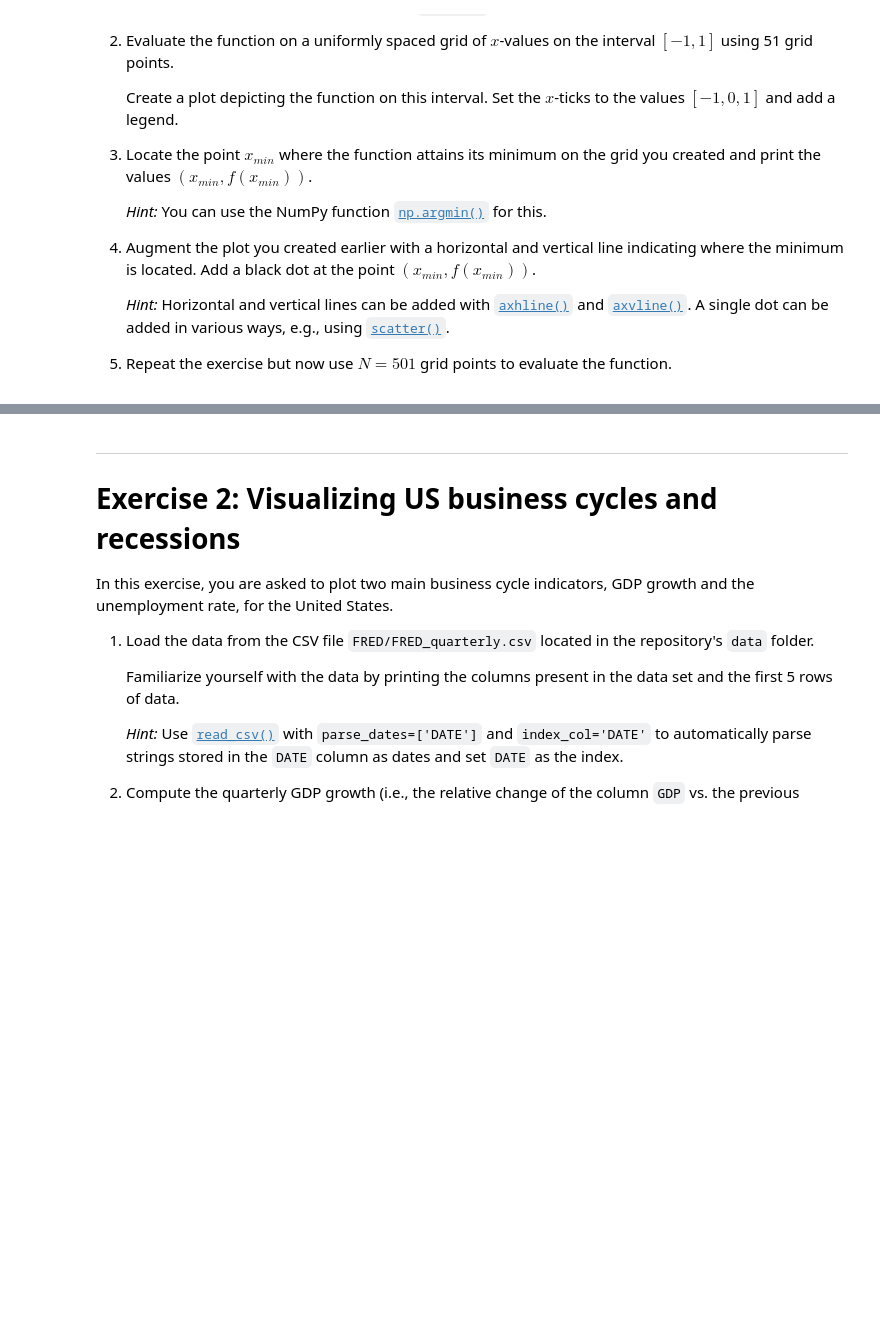
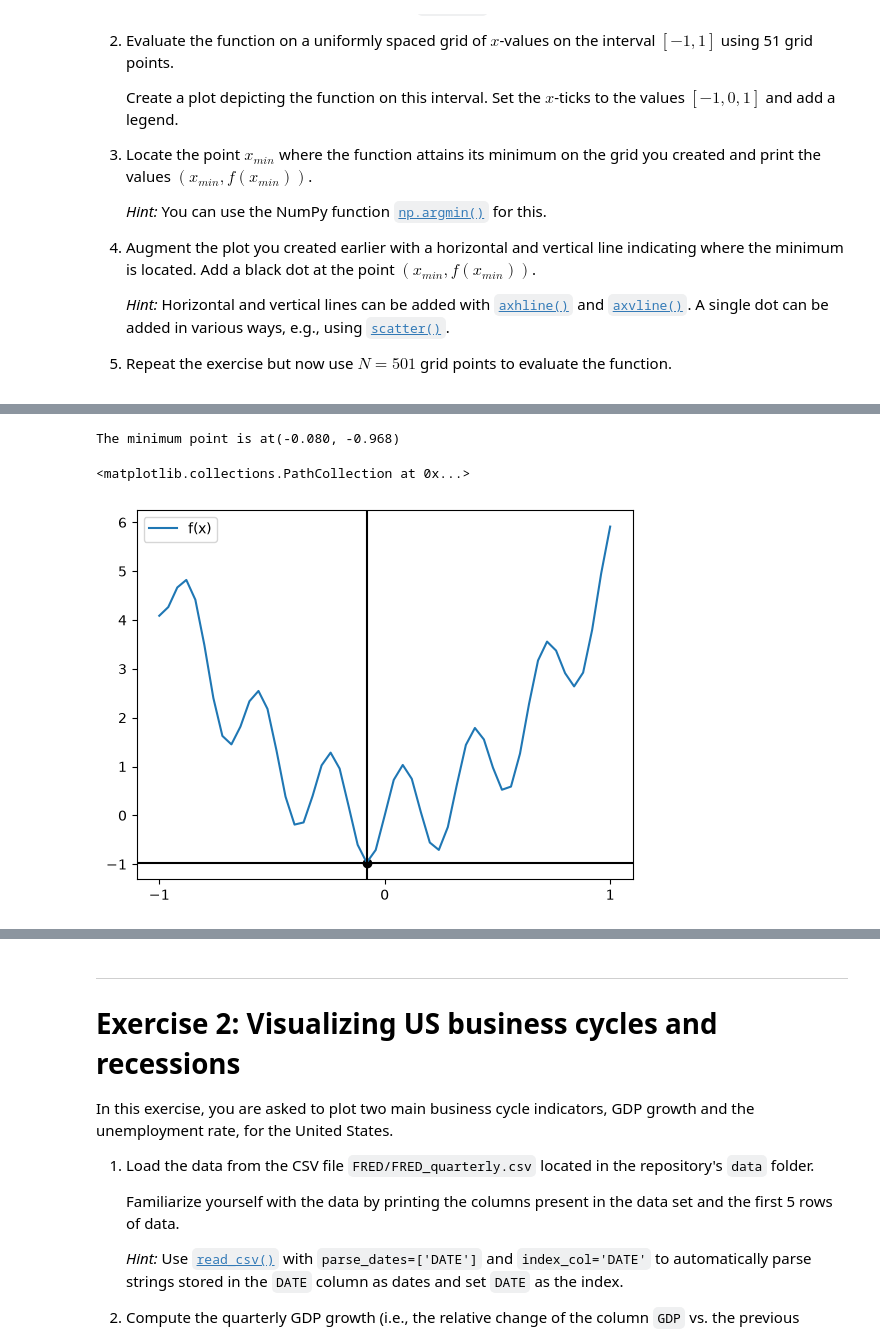
Before and after one commit to falkfrydenlund-creator/TECH2-H26, a Jupyter notebook: workshops/workshop3/workshop3.ipynb, the cells around one changed output, grey strips where cells are left out. Drawn from its saved outputs; the diff is of its cells as text; code cells hidden in the pictures; blank space fills up the shorter version.

```diff
--- a/workshops/workshop3/workshop3.ipynb
+++ b/workshops/workshop3/workshop3.ipynb
@@ -42,0 +60,20 @@ Perform the following tasks:
+# %%
+f1 = fcn(xvalues)
+
+min = np.argmin(f1)
+xmin = xvalues[min]
+ymin = f1[min]
+print(f'The minimum point is at({xmin:.3f}, {ymin:.3f})')
+# %% [output]
+The minimum point is at(-0.080, -0.968)
+# %%
+xvalues = np.linspace(-1,1,51)
+plt.plot(xvalues, fcn(xvalues),label='f(x)')
+plt.xticks((-1,0,1))
+plt.legend()
+plt.axvline(xmin, color='black')
+plt.axhline(ymin, color='black')
+plt.scatter(xmin,ymin, color='black')
+# %% [output]
+<matplotlib.collections.PathCollection at 0x...>
+[figure, added]
```
Also changed, not shown: parts of 3 cells of this notebook.
